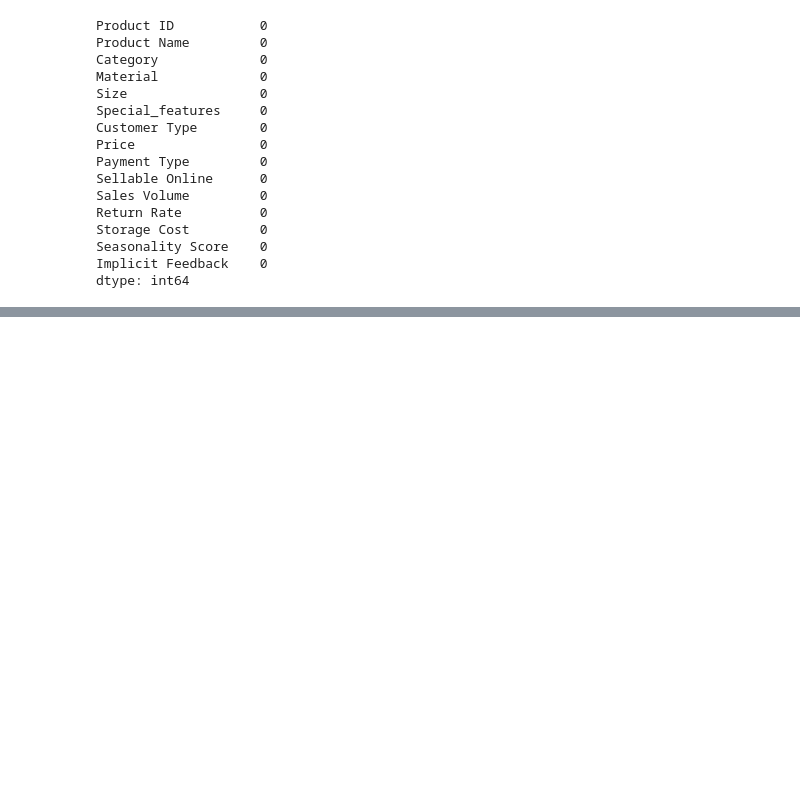
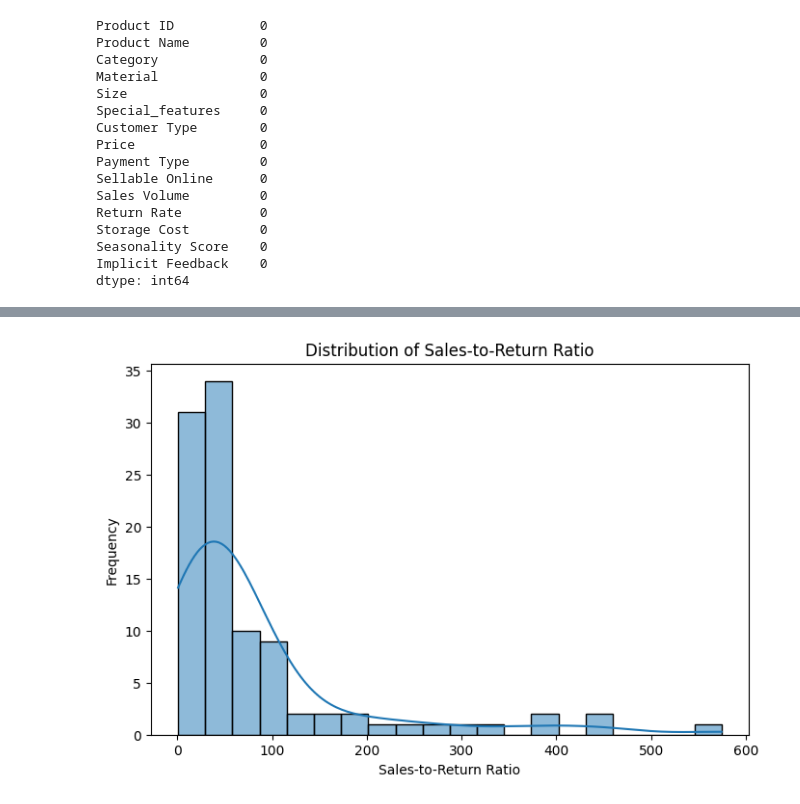
Before and after one commit to Dhinuksharan/Furn_Trim, a Jupyter notebook: Data_processing_test_1.ipynb, the cells around one changed output, grey strips where cells are left out. Drawn from its saved outputs; the diff is of its cells as text; code cells hidden in the pictures; blank space fills up the shorter version.

```diff
--- a/Data_processing_test_1.ipynb
+++ b/Data_processing_test_1.ipynb
@@ -220,0 +246,4 @@ for col, dtype in convert_types.items():
+# %%
+# Likelihood of Purchase
+total_sales = product_catalog_df["Sales Volume"].sum()
+product_catalog_df["Likelihood_of_Purchase"] = product_catalog_df["Sales Volume"] / (total_sales + 1)  # Adding 1 to avoid division by zero
@@ -220,0 +342,10 @@ for col, dtype in convert_types.items():
+# %%
+#Histogram
+plt.figure(figsize=(8, 5))
+sns.histplot(product_catalog_df["Sales_to_Return_Ratio"], bins=20, kde=True)
+plt.title("Distribution of Sales-to-Return Ratio")
+plt.xlabel("Sales-to-Return Ratio")
+plt.ylabel("Frequency")
+plt.show()
+# %% [output]
+[figure, added]
```
Also changed, not shown: parts of 22 cells of this notebook.
